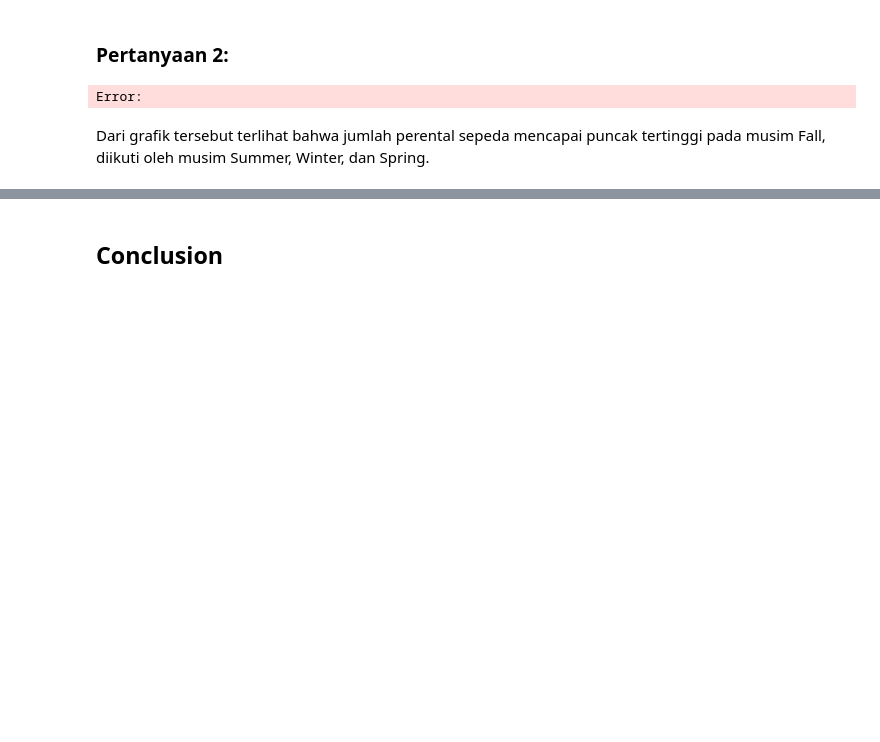
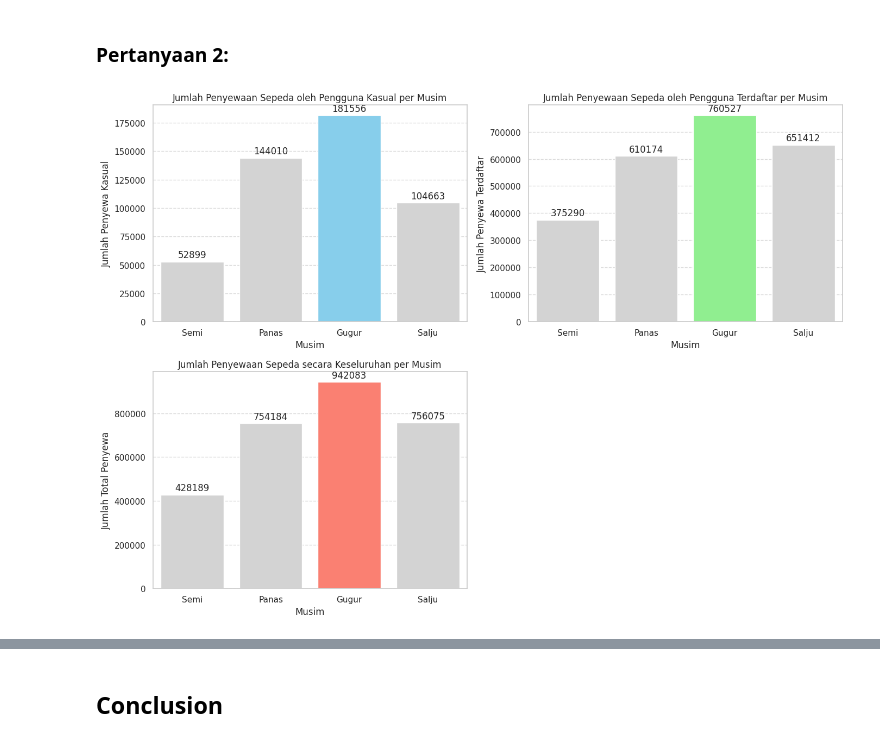
Before and after one commit to Safiqq/dicoding-streamlit, a Jupyter notebook: notebook.ipynb, the cells around one changed output, grey strips where cells are left out. Saved outputs shown, nothing was run; the diff lists cells and outputs as text; code cells hidden in the pictures; blank space fills up the shorter version.

```diff
--- a/notebook.ipynb
+++ b/notebook.ipynb
@@ -205,43 +299,75 @@ Berdasarkan grafik di atas, terlihat bahwa jumlah penyewaan sepeda mencapai punc
 # %%
 # Set style
 sns.set(style="whitegrid")
 
+# Visualization
+plt.figure(figsize=(14, 10))
+
 # Average for each season
-seasonal_analysis = day_df_filtered.groupby('season')[['casual', 'registered', 'cnt']].mean()
-
-# Visualization
-plt.figure(figsize=(14, 8))
+seasonal_analysis = day_df_filtered.groupby('season')[['casual', 'registered', 'cnt']].sum()
 
 # Subplot 1
 plt.subplot(2, 2, 1)
-sns.barplot(x=seasonal_analysis.index, y=seasonal_analysis['casual'], color='skyblue')
-plt.title('Jumlah Casual Users per Musim')
+casual_plot = sns.barplot(x=seasonal_analysis.index, y=seasonal_analysis['casual'], color='lightgray')
+plt.title('Jumlah Penyewaan Sepeda oleh Pengguna Kasual per Musim')
 plt.xlabel('Musim')
-plt.ylabel('Jumlah Casual Users')
+plt.ylabel('Jumlah Penyewa Kasual')
 plt.grid(axis='y', linestyle='--', alpha=0.7)
+# Add values on top of each bar
+for p in casual_plot.patches:
+    if p.get_height() == seasonal_analysis['casual'].max():
+        p.set_facecolor('skyblue')
+    casual_plot.annotate(f'{p.get_height():.0f}',
+                         (p.get_x() + p.get_width() / 2., p.get_height()),
+                         ha = 'center', va = 'center',
+                         xytext = (0, 9),
+                         textcoords = 'offset points')
+# Set x-axis labels
+plt.xticks(ticks=[0, 1, 2, 3], labels=['Semi', 'Panas', 'Gugur', 'Salju'])
 
 # Subplot 2
 plt.subplot(2, 2, 2)
-sns.barplot(x=seasonal_analysis.index, y=seasonal_analysis['registered'], color='lightgreen')
-plt.title('Jumlah Registered Users per Musim')
+registered_plot = sns.barplot(x=seasonal_analysis.index, y=seasonal_analysis['registered'], color='lightgray')
+plt.title('Jumlah Penyewaan Sepeda oleh Pengguna Terdaftar per Musim')
 plt.xlabel('Musim')
-plt.ylabel('Jumlah Registered Users')
+plt.ylabel('Jumlah Penyewa Terdaftar')
 plt.grid(axis='y', linestyle='--', alpha=0.7)
+# Add values on top of each bar
+for p in registered_plot.patches:
+    if p.get_height() == seasonal_analysis['registered'].max():
+        p.set_facecolor('lightgreen')
+    registered_plot.annotate(f'{p.get_height():.0f}',
+                             (p.get_x() + p.get_width() / 2., p.get_height()),
+                             ha = 'center', va = 'center',
+                             xytext = (0, 9),
+                             textcoords = 'offset points')
+# Set x-axis labels
+plt.xticks(ticks=[0, 1, 2, 3], labels=['Semi', 'Panas', 'Gugur', 'Salju'])
 
 # Subplot 3
 plt.subplot(2, 2, 3)
-sns.barplot(x=seasonal_analysis.index, y=seasonal_analysis['cnt'], color='salmon')
-plt.title('Jumlah Total Users per Musim')
+cnt_plot = sns.barplot(x=seasonal_analysis.index, y=seasonal_analysis['cnt'], color='lightgray')
+plt.title('Jumlah Penyewaan Sepeda secara Keseluruhan per Musim')
 plt.xlabel('Musim')
-plt.ylabel('Jumlah Total Users')
+plt.ylabel('Jumlah Total Penyewa')
 plt.grid(axis='y', linestyle='--', alpha=0.7)
+# Add values on top of each bar
+for p in cnt_plot.patches:
+    if p.get_height() == seasonal_analysis['cnt'].max():
+        p.set_facecolor('salmon')
+    cnt_plot.annotate(f'{p.get_height():.0f}',
+                      (p.get_x() + p.get_width() / 2., p.get_height()),
+                      ha = 'center', va = 'center',
+                      xytext = (0, 9),
+                      textcoords = 'offset points')
+# Set x-axis labels
+plt.xticks(ticks=[0, 1, 2, 3], labels=['Semi', 'Panas', 'Gugur', 'Salju'])
 
 # Adjust layout for better spacing
 plt.tight_layout()
 
+
 # Show the plot
 plt.show()
 # %% [output]
-Error:
+[figure, added]
-# %% [markdown]
-Dari grafik tersebut terlihat bahwa jumlah perental sepeda mencapai puncak tertinggi pada musim Fall, diikuti oleh musim Summer, Winter, dan Spring.
```
Also changed, not shown: parts of 24 cells of this notebook.
